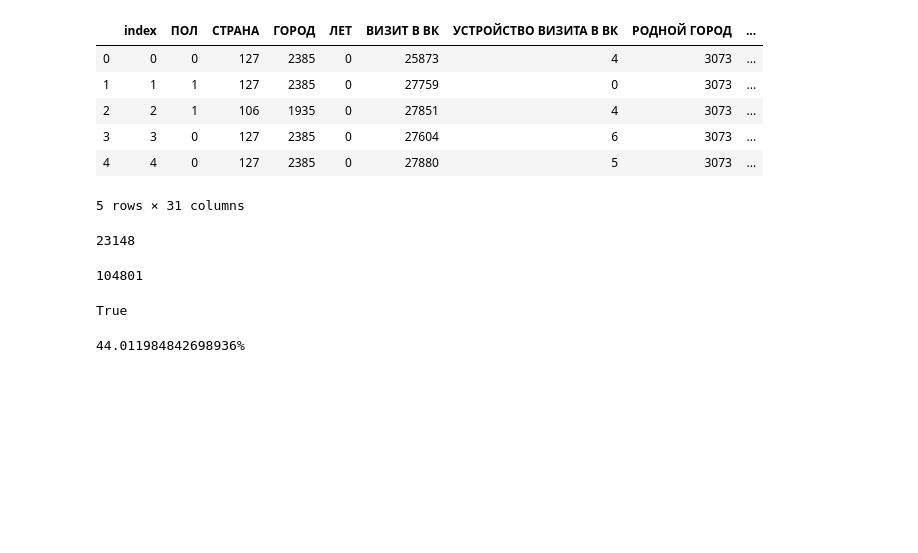
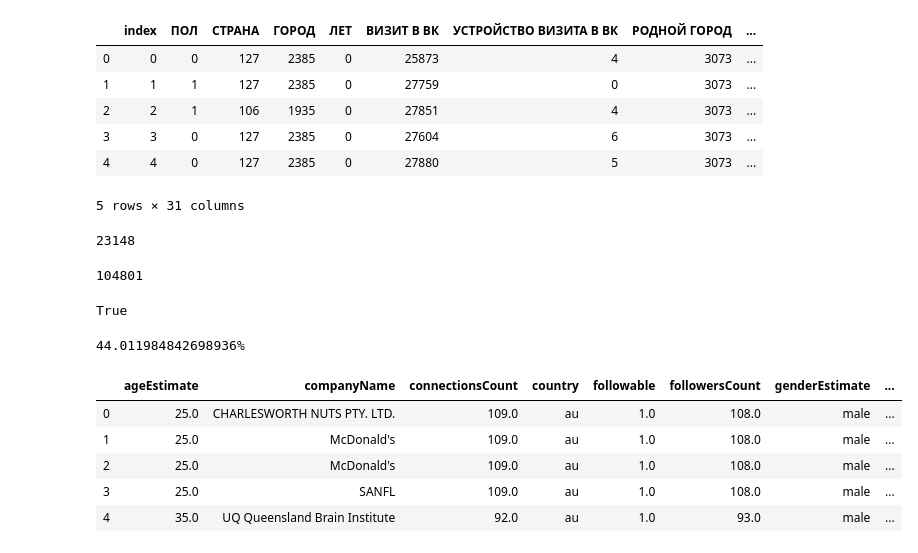
Before and after one commit to Melnikovartem/trud_hack, a Jupyter notebook: artem/working with data.ipynb, the cells around one changed output. Cells and saved outputs as stored; diff of their text form; code cells hidden in the pictures; blank space fills up the shorter version.

```diff
--- a/artem/working with data.ipynb
+++ b/artem/working with data.ipynb
@@ -99,0 +102,9 @@ model_pipeline = Pipeline(steps=[('preprocessorAll',preprocessorForAllColumns),(
+# %%
+au.head()
+# %% [output]
+|  | ageEstimate | companyName | connectionsCount | country | followable | followersCount | genderEstimate | ... |
+| 0 | 25.0 | CHARLESWORTH NUTS PTY. LTD. | 109.0 | au | 1.0 | 108.0 | male | ... |
+| 1 | 25.0 | McDonald's | 109.0 | au | 1.0 | 108.0 | male | ... |
+| 2 | 25.0 | McDonald's | 109.0 | au | 1.0 | 108.0 | male | ... |
+| 3 | 25.0 | SANFL | 109.0 | au | 1.0 | 108.0 | male | ... |
+| 4 | 35.0 | UQ Queensland Brain Institute | 92.0 | au | 1.0 | 93.0 | male | ... |
```
Also changed, not shown: parts of 21 cells of this notebook, 1 other file.
